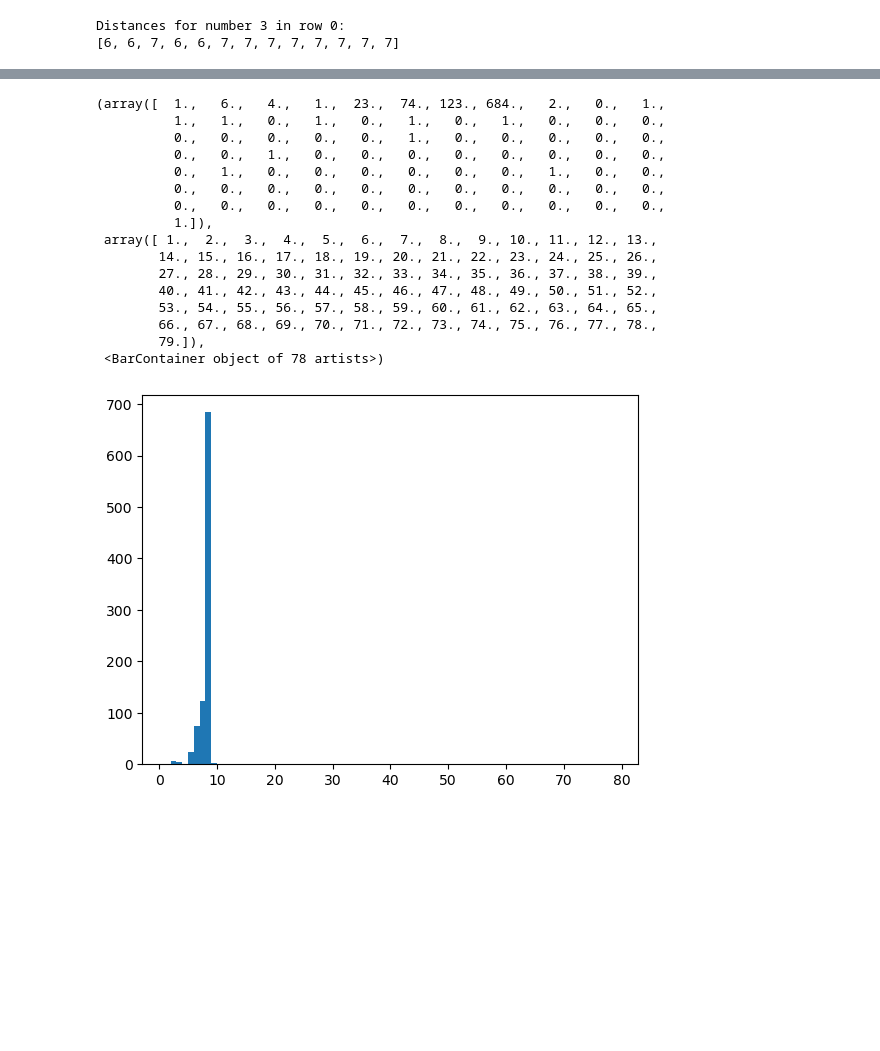
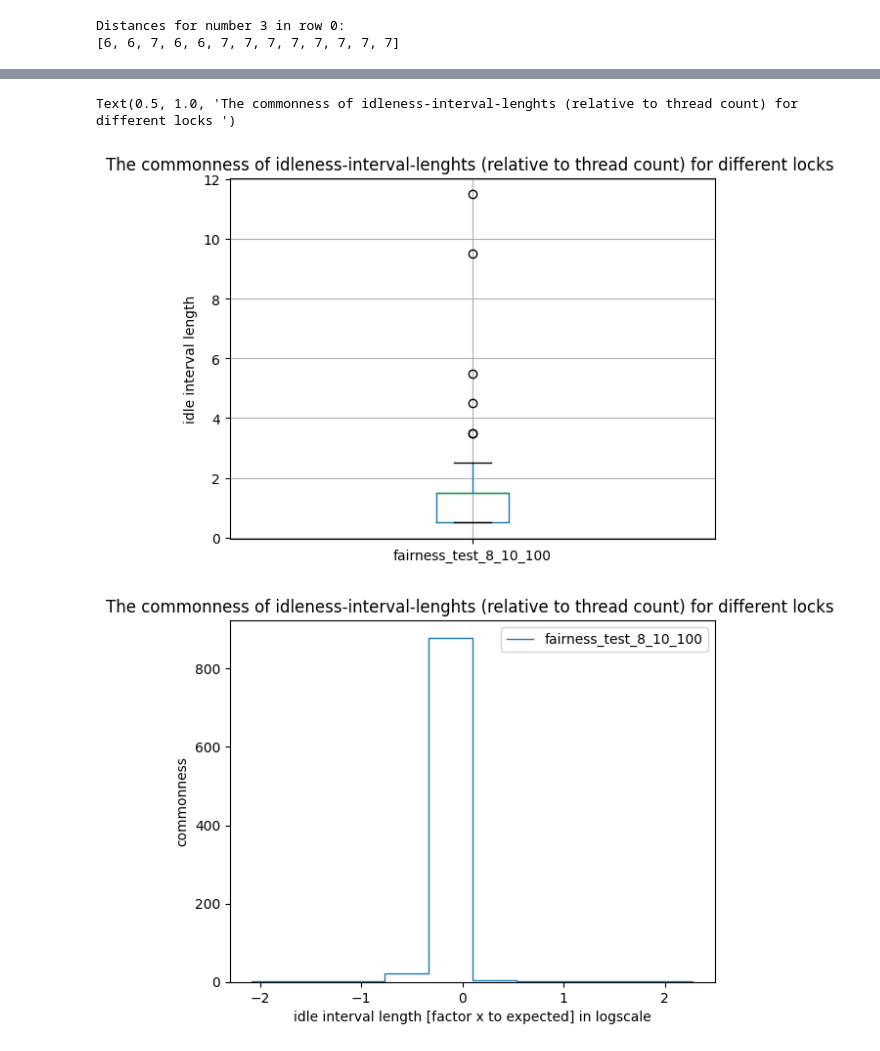
Before and after one commit to Spiegeldondi/amp, a Jupyter notebook: postprocessing.ipynb, the cells around one changed output, grey strips where cells are left out. Saved outputs shown, nothing was run; the diff lists cells and outputs as text; code cells hidden in the pictures; blank space fills up the shorter version.

```diff
--- a/postprocessing.ipynb
+++ b/postprocessing.ipynb
@@ -12,16 +13,17 @@ def compute_distances_single_row(row, number):
     return distances.tolist()
 
 
-def compute_all_distances(log_dict):                    # compute distances for all runs
-
-    gap_dict={}
-    dev_dict={}
-    thread_configs=list(log_dict)
+def compute_all_distances(log_dict):                # compute distances for all runs
+    gap_dict={}                                     # stores all gaps
+    dev_dict={}                                     # stores deviations from 'fair gap'
+    thread_configs=list(log_dict)                   # list of N_iouter_iiter configurations
 
     for config in thread_configs:
         gaps = []
         data_df = log_dict[config]
-        meta_data = [int(s) for s in config.split() if s.isdigit()]
+        meta_data = re.findall(r'\d+', config)
+        meta_data= list(map(int, meta_data))
+        #meta_data = [int(s) for s in config.split() if s.isdigit()]
         n_threads = meta_data[0]
         outer_iter = meta_data[1]
         inner_iter = meta_data[2]
@@ -32,13 +34,13 @@ def compute_all_distances(log_dict):                    # compute distances for
         for run in range(outer_iter):
             # print("run:", run)
             for thread_id in range(n_threads):
-                print("tid:", thread_id, compute_distances_single_row(data_df.iloc[run], thread_id))
+                #print("tid:", thread_id, compute_distances_single_row(data_df.iloc[run], thread_id))
                 distances = compute_distances_single_row(data_df.iloc[run], thread_id)
                 gaps = gaps + distances
                 deviations.append(abs(fair_case - len(distances)))
 
         dev_dict[config]=deviations
-        gap_dict[config]=gaps
+        gap_dict[config]=list((np.array(gaps) /n_threads))
     return dev_dict, gap_dict
 
 
@@ -76,7 +78,7 @@ fairness_alag_N....txt                     alagarsamy
 '''
 
 # data_src= ['fairness_flock_X.txt', 'fairness_bwoo_X.txt','fairness_binary_X.txt','fairness_alag_X.txt']
-data_src= ['fairness_test.txt']
+data_src= ['fairness_test_8_10_100.txt']
 fairness_dict= {}
 
 for src in data_src:
@@ -90,4 +92,7 @@ for src in data_src:
             data.append(values)
 
         data = pd.DataFrame(data)
-        fairness_dict[src.removesuffix('.txt') ]=lock_dict
+        lock_dict = data
+        #fairness_dict[src.removesuffix('.txt') ]=lock_dict
+        new_key=src[:-len('.txt')]
+        fairness_dict[new_key]=lock_dict
@@ -138,22 +118,26 @@ tid: 7 [8, 8, 8, 8, 8, 8, 8, 8, 8, 8, 8]
-# %%
-for key in gap_keys:
-    gaps= dev_dict[key]
-    plt.hist(gaps, bins=range(min(gaps), max(gaps)+2))
-# %% [output]
-(array([  1.,   6.,   4.,   1.,  23.,  74., 123., 684.,   2.,   0.,   1.,
-          1.,   1.,   0.,   1.,   0.,   1.,   0.,   1.,   0.,   0.,   0.,
-          0.,   0.,   0.,   0.,   0.,   1.,   0.,   0.,   0.,   0.,   0.,
-          0.,   0.,   1.,   0.,   0.,   0.,   0.,   0.,   0.,   0.,   0.,
-          0.,   1.,   0.,   0.,   0.,   0.,   0.,   0.,   1.,   0.,   0.,
-          0.,   0.,   0.,   0.,   0.,   0.,   0.,   0.,   0.,   0.,   0.,
-          0.,   0.,   0.,   0.,   0.,   0.,   0.,   0.,   0.,   0.,   0.,
-          1.]),
- array([ 1.,  2.,  3.,  4.,  5.,  6.,  7.,  8.,  9., 10., 11., 12., 13.,
-        14., 15., 16., 17., 18., 19., 20., 21., 22., 23., 24., 25., 26.,
-        27., 28., 29., 30., 31., 32., 33., 34., 35., 36., 37., 38., 39.,
-        40., 41., 42., 43., 44., 45., 46., 47., 48., 49., 50., 51., 52.,
-        53., 54., 55., 56., 57., 58., 59., 60., 61., 62., 63., 64., 65.,
-        66., 67., 68., 69., 70., 71., 72., 73., 74., 75., 76., 77., 78.,
-        79.]),
- <BarContainer object of 78 artists>)
-[figure, removed]
+# %%
+# EXAMPLE COMPUTE_DISTANCES FOR ALL DATA
+dev_dict, gap_dict = compute_all_distances(fairness_dict)
+dev_keys=list(dev_dict)
+gap_keys=list(gap_dict)
+
+dev_df=pd.DataFrame(dev_dict)
+fig, ax1 = plt.subplots()
+ax1 = dev_df.boxplot(figsize=(15,5), grid=True)
+ax1.set_ylabel("idle interval length")
+ax1.set_title("The commonness of idleness-interval-lenghts (relative to thread count) for different locks ")
+# %% [output]
+Text(0.5, 1.0, 'The commonness of idleness-interval-lenghts (relative to thread count) for different locks ')
+[figure, added]
+# %%
+for key in gap_keys:
+    gaps= gap_dict[key]
+    counts, bins = np.histogram(np.log(np.array(gaps)),density=False)
+    plt.stairs(counts,bins,label=key)
+    plt.legend()
+    plt.xlabel("idle interval length [factor x to expected] in logscale")
+    plt.ylabel("commonness")
+    plt.title("The commonness of idleness-interval-lenghts (relative to thread count) for different locks ")
+    # plt.hist(gaps, bins=range(min(gaps), max(gaps)+2))
+# %% [output]
+[figure, added]
```
Also changed, not shown: parts of 5 cells of this notebook.
